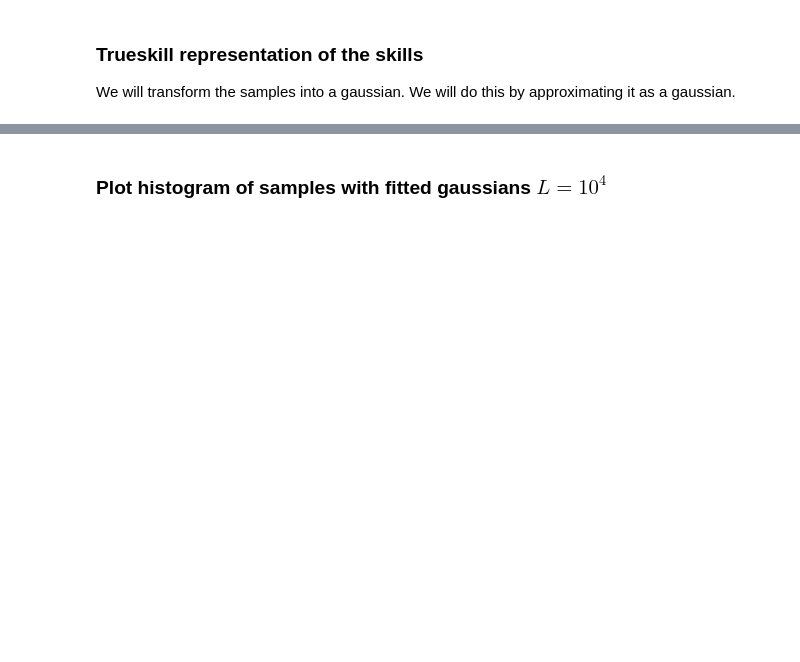
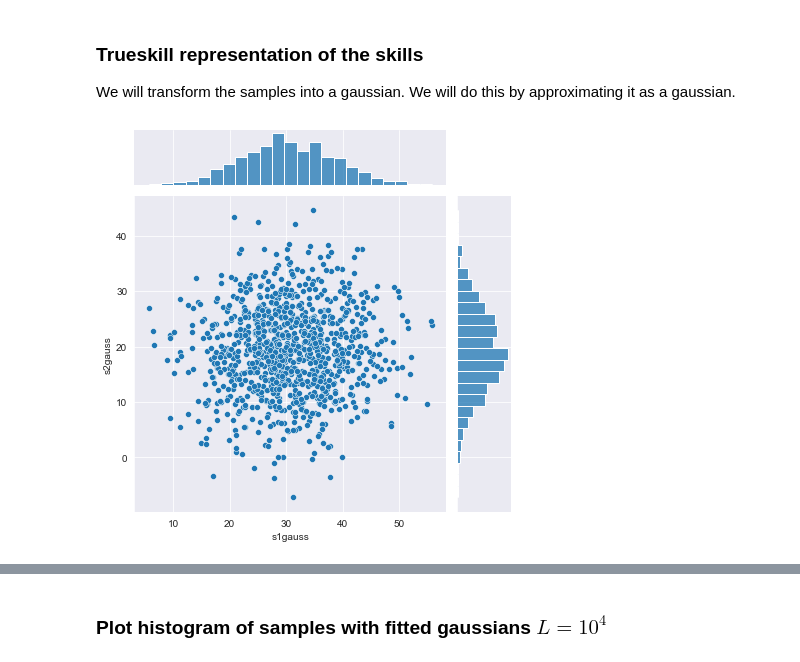
Before and after one commit to bcwein/1RT705APML-Project, a Jupyter notebook: runme.ipynb, the cells around one changed output, grey strips where cells are left out. Drawn from its saved outputs; the diff is of its cells as text; code cells hidden in the pictures; blank space fills up the shorter version.

```diff
--- a/runme.ipynb
+++ b/runme.ipynb
@@ -117,22 +124,23 @@ We will transform the samples into a gaussian. We will do this by approximating
 # %%
 def gaussianApprox(samples):
     return scipy.stats.norm(loc=np.mean(samples), scale=np.std(samples))
 
 s1gauss = gaussianApprox(experiment.s1)
 s2gauss = gaussianApprox(experiment.s2)
 
 approximation = pd.DataFrame(
     {
         "s1gauss" : s1gauss.rvs(L),
         "s2gauss" : s2gauss.rvs(L),
     }
 )
 
-sns.jointplot(data=approximation, x="s1gauss", y="s2gauss",
-              xlim=(-3, 5), ylim=(-4, 4))
+sns.jointplot(data=approximation, x="s1gauss", y="s2gauss")
 
 if(save):
     plt.savefig("GaussApproxJointPlot.png")
+# %% [output]
+[figure, added]
 # %%
 plt.plot(approximation.s1gauss)
 if(save):
```
Also changed, not shown: parts of 47 cells of this notebook.
